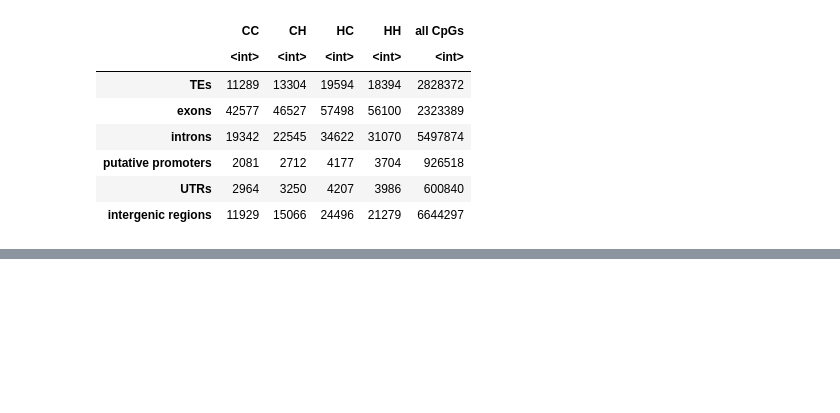
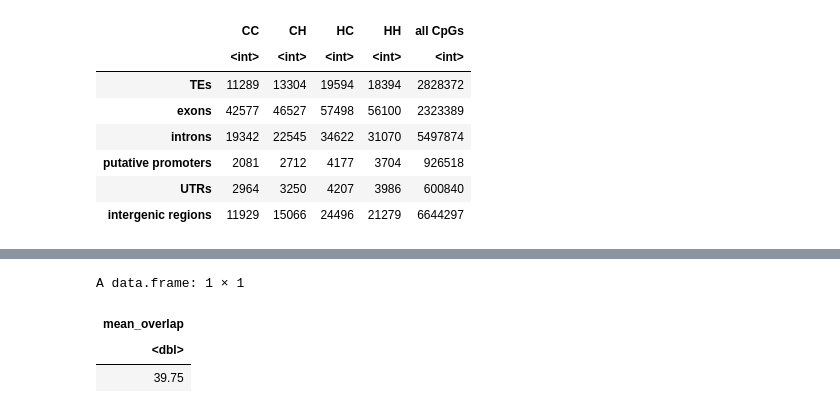
Before and after one commit to jgmcdonough/CE18_methylRAD_analysis, a Jupyter notebook: analysis/genomic_feature_tracks/create_proportionPlot.ipynb, the cells around one changed output, grey strips where cells are left out. Saved outputs shown, nothing was run; the diff lists cells and outputs as text; code cells hidden in the pictures; blank space fills up the shorter version.

```diff
--- a/analysis/genomic_feature_tracks/create_proportionPlot.ipynb
+++ b/analysis/genomic_feature_tracks/create_proportionPlot.ipynb
@@ -365,0 +385,9 @@ A data.frame: 6 × 5
+# %%
+exons %>%
+  filter(treatment != 'all CpGs') %>% # remove all CpGs info
+  summarise(mean_overlap = mean(proportion_overlap)) # mean proportion overlap of exons in experimental groups
+# %% [output]
+A data.frame: 1 × 1
+| mean_overlap |
+| <dbl> |
+| 39.75 |
```
Also changed, not shown: parts of 12 cells of this notebook.
